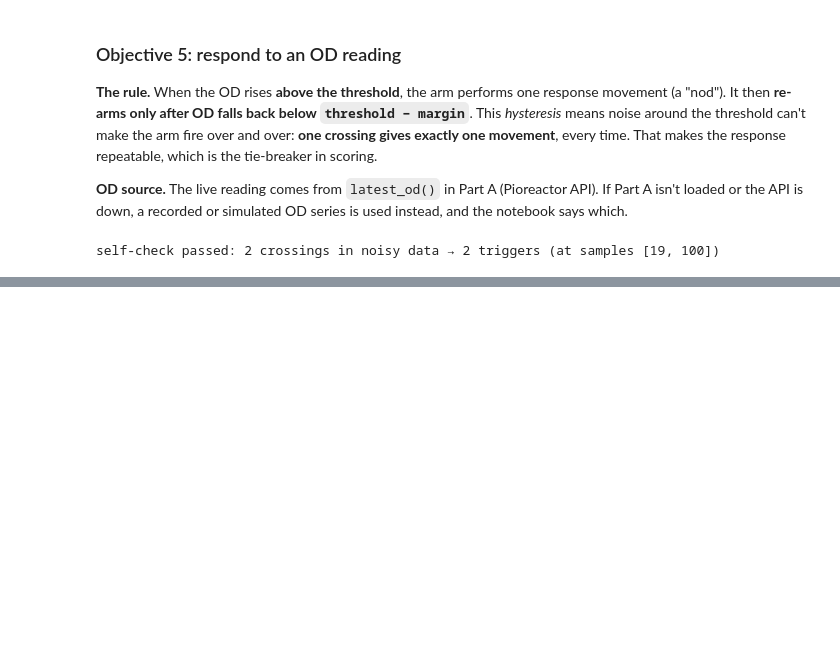
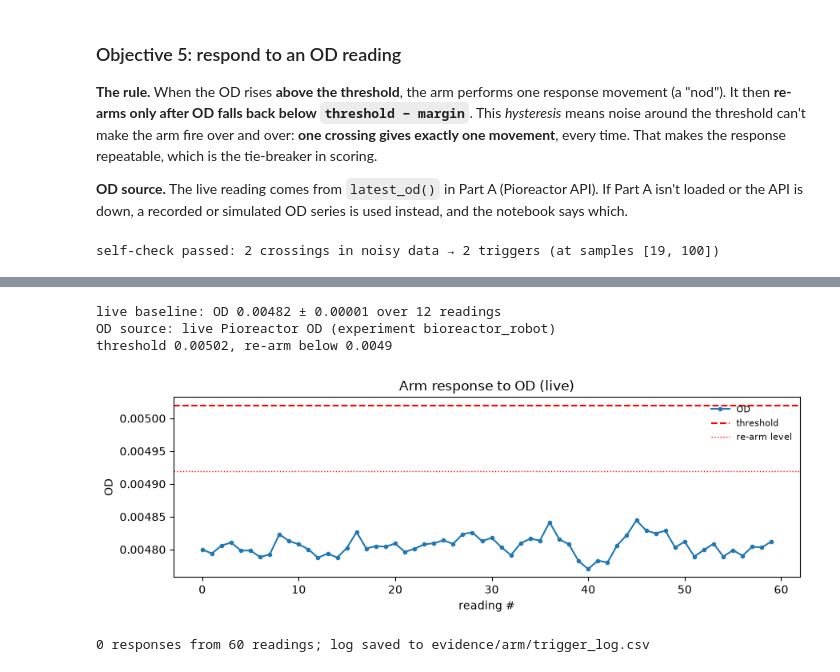
Before and after one commit to AICSquared/jsnn-hackathon, a Jupyter notebook: robotics/robotics.ipynb, the cells around one changed output, grey strips where cells are left out. Cells and saved outputs as stored; diff of their text form; code cells hidden in the pictures; blank space fills up the shorter version.

Commit message:
Robotics: merge od.py (Track A); live-OD threshold from baseline noise (4 sd, min 0.0002); dry-run with live OD passes

```diff
--- a/robotics/robotics.ipynb
+++ b/robotics/robotics.ipynb
@@ -290,0 +531,68 @@ threshold 0.2, re-arm below 0.1700
+# %%
+def simulated_od():
+    """Fallback OD: rises past the threshold, falls back, and rises again (two crossings)."""
+    for v in np.concatenate([np.linspace(0.10, 0.30, 15), np.linspace(0.30, 0.10, 15), np.linspace(0.10, 0.30, 15)]):
+        yield datetime.now(timezone.utc).isoformat(timespec="seconds"), float(v)
+
+
+live = "latest_od" in globals() and globals().get("EXPERIMENT")
+if live:
+    first = latest_od(EXPERIMENT)
+    live = first is not None
+if live:
+    SOURCE = f"live Pioreactor OD (experiment {EXPERIMENT})"
+    # Threshold from the live signal itself: the last ~12 readings give the current level and its noise.
+    # Trigger a little above normal noise (4 standard deviations, at least 0.0002 OD), so noise alone never
+    # fires the arm but a real rise in OD does. Re-arm only after OD falls back 2 noise-widths below it.
+    # Override for a demo with OD_THRESHOLD / OD_MARGIN environment variables.
+    try:
+        now_iso = leader_now()
+        pts = sorted(get_od_series(EXPERIMENT).get(SERIES_USED, []), key=lambda p: _when(p[0]))
+        pts = [p for p in pts if not now_iso or _when(p[0]) <= _when(now_iso)][-12:]
+        vals = np.array([p[1] for p in pts]) if len(pts) >= 3 else np.array([first[1]])
+    except Exception:
+        vals = np.array([first[1]])
+    level, noise = float(vals.mean()), float(vals.std())
+    THRESHOLD = float(os.environ.get("OD_THRESHOLD", round(level + max(4 * noise, 0.0002), 5)))
+    MARGIN = float(os.environ.get("OD_MARGIN", round(max(2 * noise, 0.0001), 5)))
+    print(f"live baseline: OD {level:.5f} ± {noise:.5f} over {len(vals)} readings")
+    POLLS, EVERY = 60, 5.0                     # 5 minutes of polling every 5 s
+    def readings():
+        for _ in range(POLLS):
+            r = latest_od(EXPERIMENT)
+            if r:
+                yield r
+            time.sleep(EVERY)
+else:
+    SOURCE = "simulated OD (Part A not connected: live API unavailable)"
+    THRESHOLD, MARGIN = 0.20, 0.03
+    readings = simulated_od
+print(f"OD source: {SOURCE}\nthreshold {THRESHOLD}, re-arm below {THRESHOLD - MARGIN:.4f}")
+
+trigger = ThresholdTrigger(THRESHOLD, MARGIN)
+log = []
+for ts, od in readings():
+    fired = trigger.update(od)
+    pose = respond(arm) if fired else None
+    log.append(dict(time=ts, od=od, threshold=THRESHOLD, event="ARM MOVED" if fired else "",
+                    pose=[round(a, 1) for a in pose] if pose else ""))
+    if fired:
+        print(f"{ts}  OD {od:.4f} > {THRESHOLD}  →  arm responded")
+log = pd.DataFrame(log)
+log.to_csv(EVIDENCE / "trigger_log.csv", index=False)
+
+fig, ax = plt.subplots(figsize=(9, 3.2))
+ax.plot(range(len(log)), log.od, "-o", ms=3, label="OD")
+ax.axhline(THRESHOLD, color="r", ls="--", label="threshold")
+ax.axhline(THRESHOLD - MARGIN, color="r", ls=":", lw=1, label="re-arm level")
+for i in log.index[log.event != ""]:
+    ax.axvline(i, color="green", alpha=0.4); ax.text(i, ax.get_ylim()[1], " arm", color="green", fontsize=8, va="top")
+ax.set(xlabel="reading #", ylabel="OD", title=f"Arm response to OD ({SOURCE})"); ax.legend(frameon=False, fontsize=8)
+plt.tight_layout(); plt.show()
+print(f"{(log.event != '').sum()} responses from {len(log)} readings; log saved to {EVIDENCE / 'trigger_log.csv'}")
+# %% [output]
+live baseline: OD 0.00482 ± 0.00001 over 12 readings
+OD source: live Pioreactor OD (experiment bioreactor_robot)
+threshold 0.00502, re-arm below 0.0049
+[figure, added]
+0 responses from 60 readings; log saved to evidence/arm/trigger_log.csv
```
Also changed, not shown: parts of 15 cells of this notebook, 3 other files.
